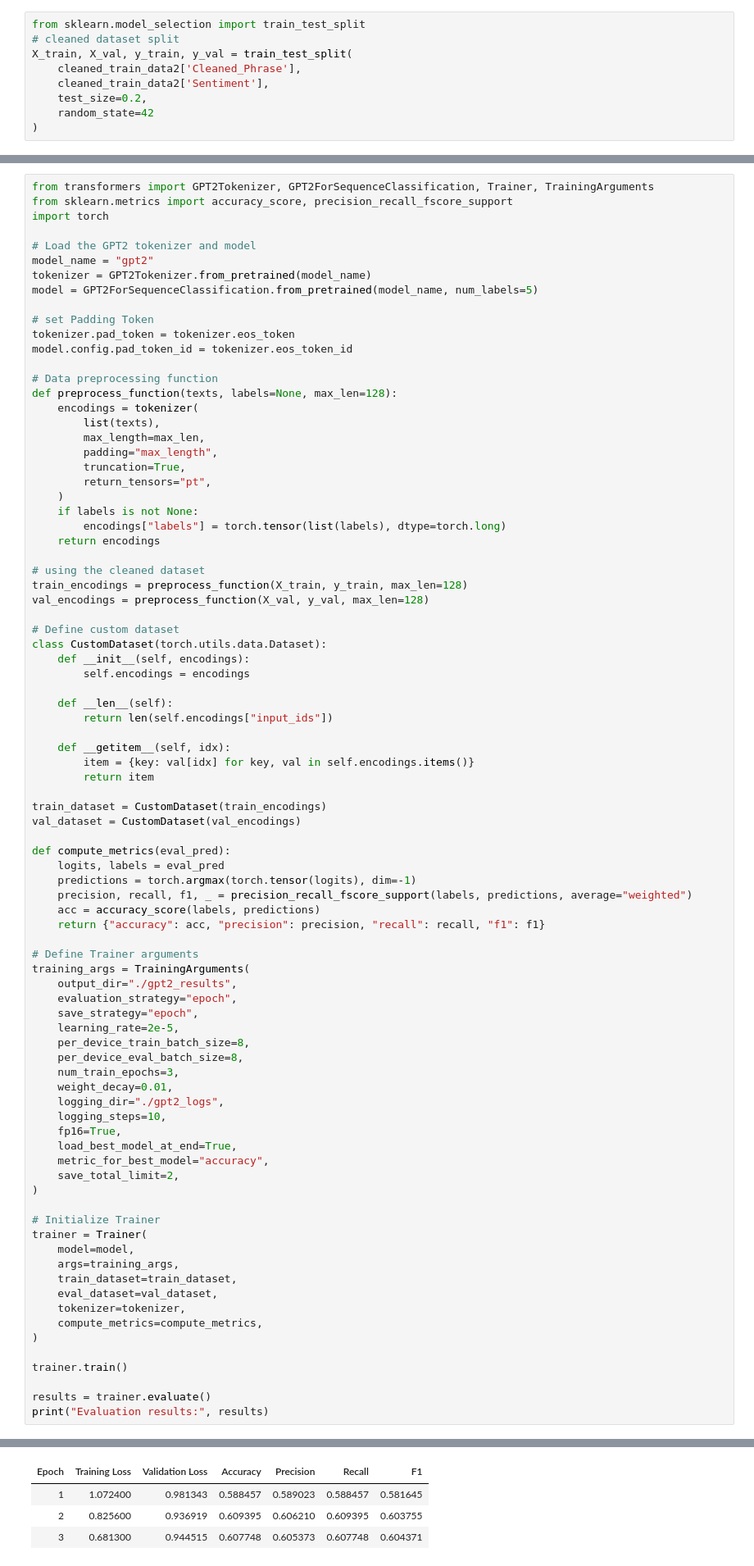
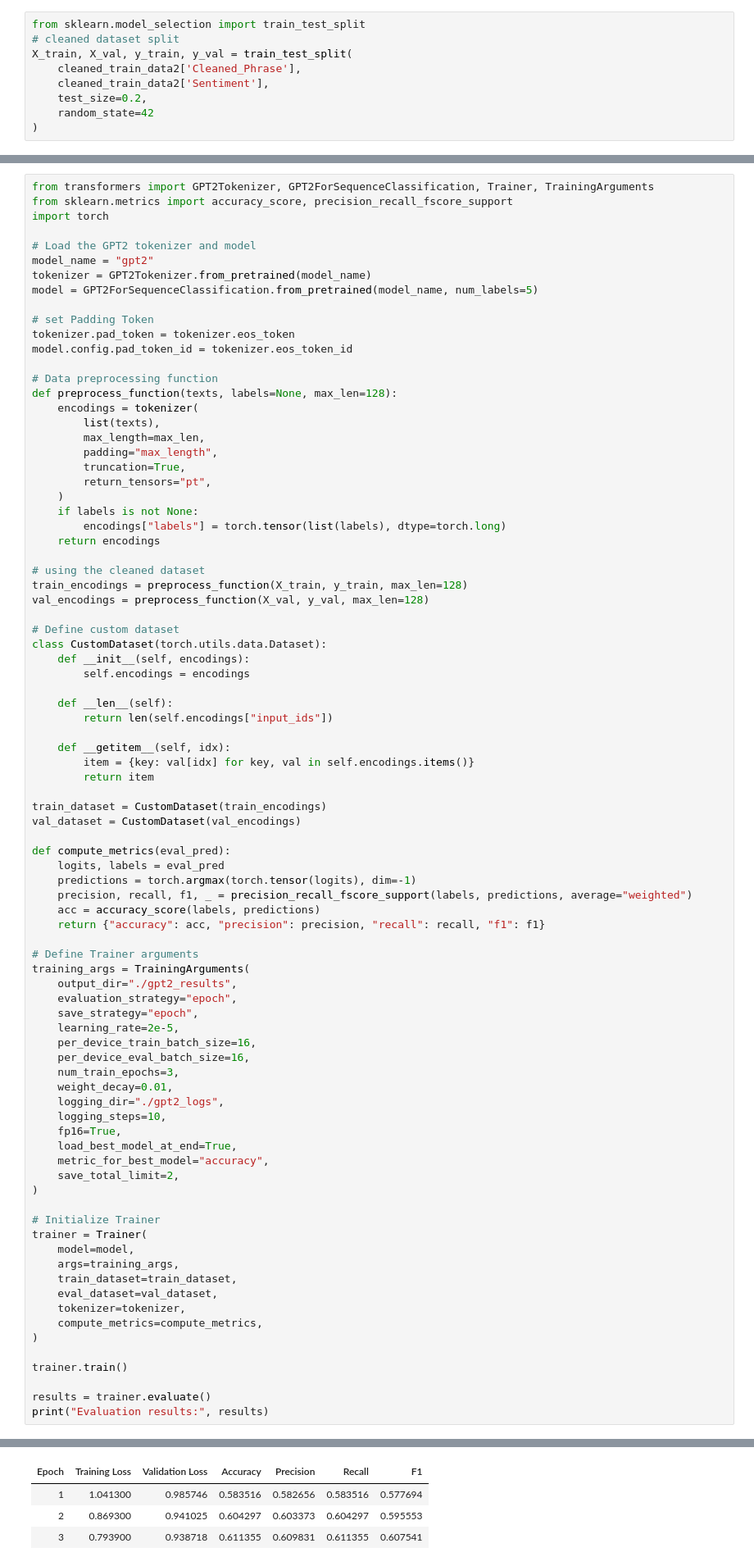
Before and after one commit to yssscz/Shicheng-Yan-DS-project, a Jupyter notebook: ds_5220.ipynb, the cells around one changed output, grey strips where cells are left out. Shown at 82% size. Drawn from its saved outputs; the diff is of its cells as text.

```diff
--- a/ds_5220.ipynb
+++ b/ds_5220.ipynb
@@ -288,8 +287,8 @@ training_args = TrainingArguments(
     evaluation_strategy="epoch",
     save_strategy="epoch",
     learning_rate=2e-5,
-    per_device_train_batch_size=8,
-    per_device_eval_batch_size=8,
+    per_device_train_batch_size=16,
+    per_device_eval_batch_size=16,
     num_train_epochs=3,
     weight_decay=0.01,
     logging_dir="./gpt2_logs",
@@ -321,4 +320,4 @@ You should probably TRAIN this model on a down-stream task to be able to use it
 | Epoch | Training Loss | Validation Loss | Accuracy | Precision | Recall | F1 |
-| 1 | 1.072400 | 0.981343 | 0.588457 | 0.589023 | 0.588457 | 0.581645 |
-| 2 | 0.825600 | 0.936919 | 0.609395 | 0.606210 | 0.609395 | 0.603755 |
-| 3 | 0.681300 | 0.944515 | 0.607748 | 0.605373 | 0.607748 | 0.604371 |
+| 1 | 1.041300 | 0.985746 | 0.583516 | 0.582656 | 0.583516 | 0.577694 |
+| 2 | 0.869300 | 0.941025 | 0.604297 | 0.603373 | 0.604297 | 0.595553 |
+| 3 | 0.793900 | 0.938718 | 0.611355 | 0.609831 | 0.611355 | 0.607541 |
```
Also changed, not shown: parts of 7 cells of this notebook.
